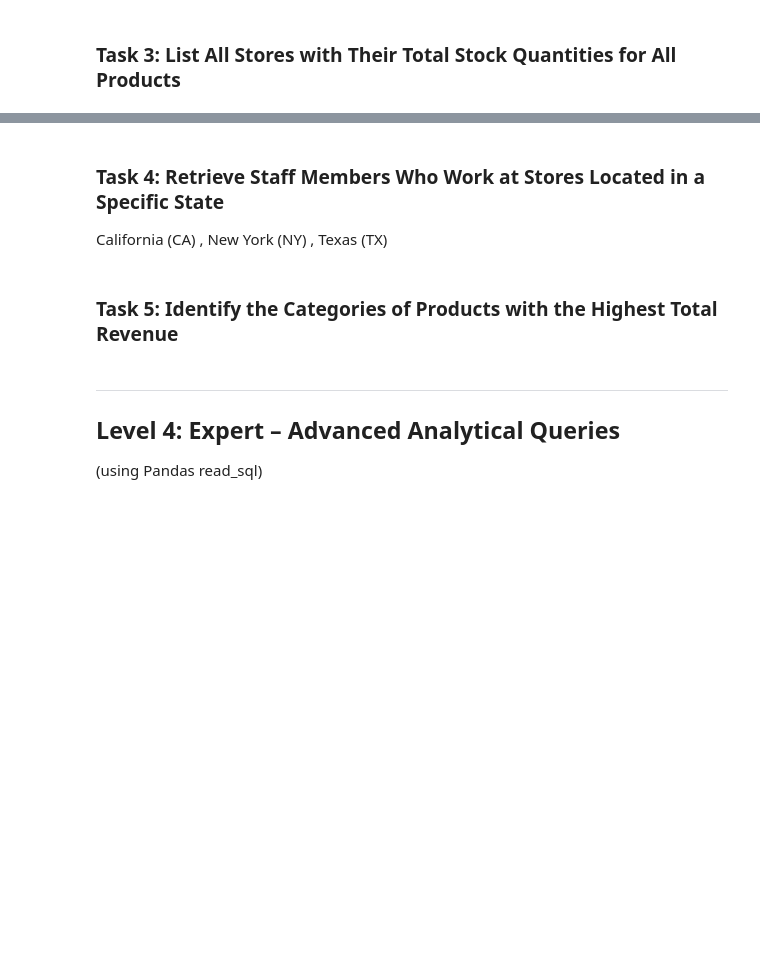
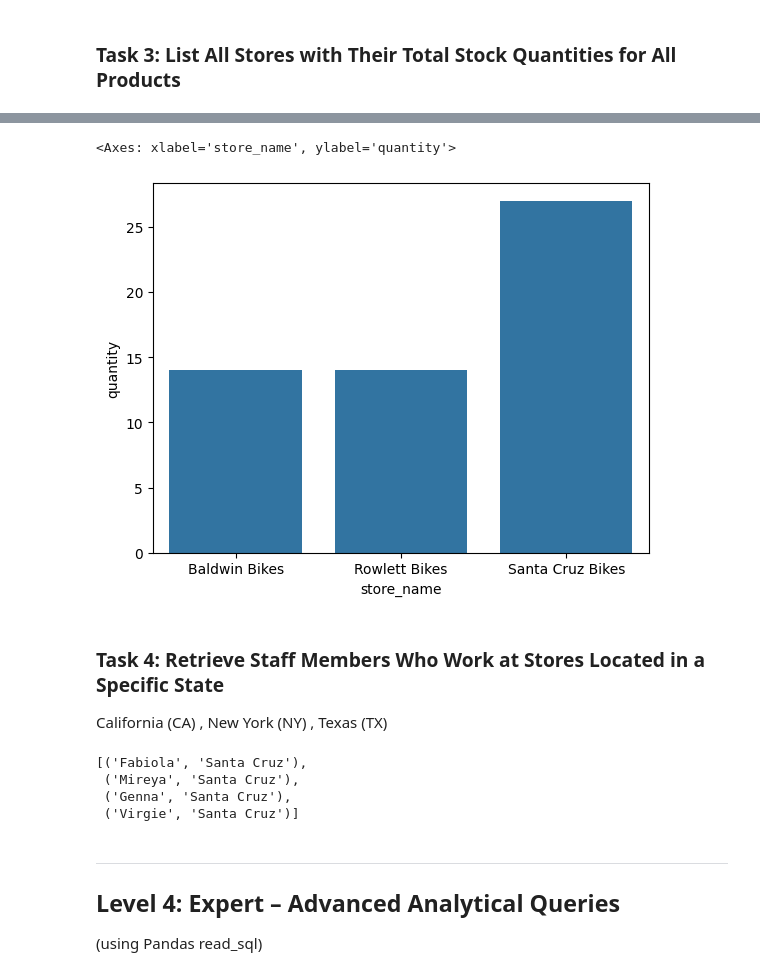
Before and after one commit to youssefsalah224/workshop, a Jupyter notebook: SQL Data Analysis Workshop.ipynb, the cells around one changed output, grey strips where cells are left out. Drawn from its saved outputs; the diff is of its cells as text; code cells hidden in the pictures; blank space fills up the shorter version.

```diff
--- a/SQL Data Analysis Workshop.ipynb
+++ b/SQL Data Analysis Workshop.ipynb
@@ -333,8 +344,44 @@ df
+# %%
+import seaborn as sns
+query="""
+SELECT
+    stores.store_name ,
+    products.product_name ,
+    stocks.quantity
+FROM stores
+LEFT JOIN stocks
+    ON stores.store_id = stocks.store_id
+LEFT JOIN products
+    ON stocks.product_id = products.product_id
+GROUP BY stores.store_name
+"""
+
+df=pd.read_sql(query,connect)
+sns.barplot(data=df, x='store_name', y='quantity', estimator=sum)
+# %% [output]
+<Axes: xlabel='store_name', ylabel='quantity'>
+[figure, added]
 # %% [markdown]
 ### Task 4: Retrieve Staff Members Who Work at Stores Located in a Specific State
 California (CA) , New York (NY) , Texas (TX)
-# %% [markdown]
-### Task 5: Identify the Categories of Products with the Highest Total Revenue
+# %%
+query="""
+SELECT
+    staffs.first_name ,
+    stores.city
+FROM staffs
+LEFT JOIN stores
+    ON stores.store_id = staffs.store_id
+where stores.city  LIKE "%Cruz";
+"""
+cursor.execute(query)
+res = cursor.fetchall()
+res
+# %% [output]
+[('Fabiola', 'Santa Cruz'),
+ ('Mireya', 'Santa Cruz'),
+ ('Genna', 'Santa Cruz'),
+ ('Virgie', 'Santa Cruz')]
 # %% [markdown]
 ---
 ## Level 4: Expert – Advanced Analytical Queries
```
Also changed, not shown: parts of 9 cells of this notebook.
